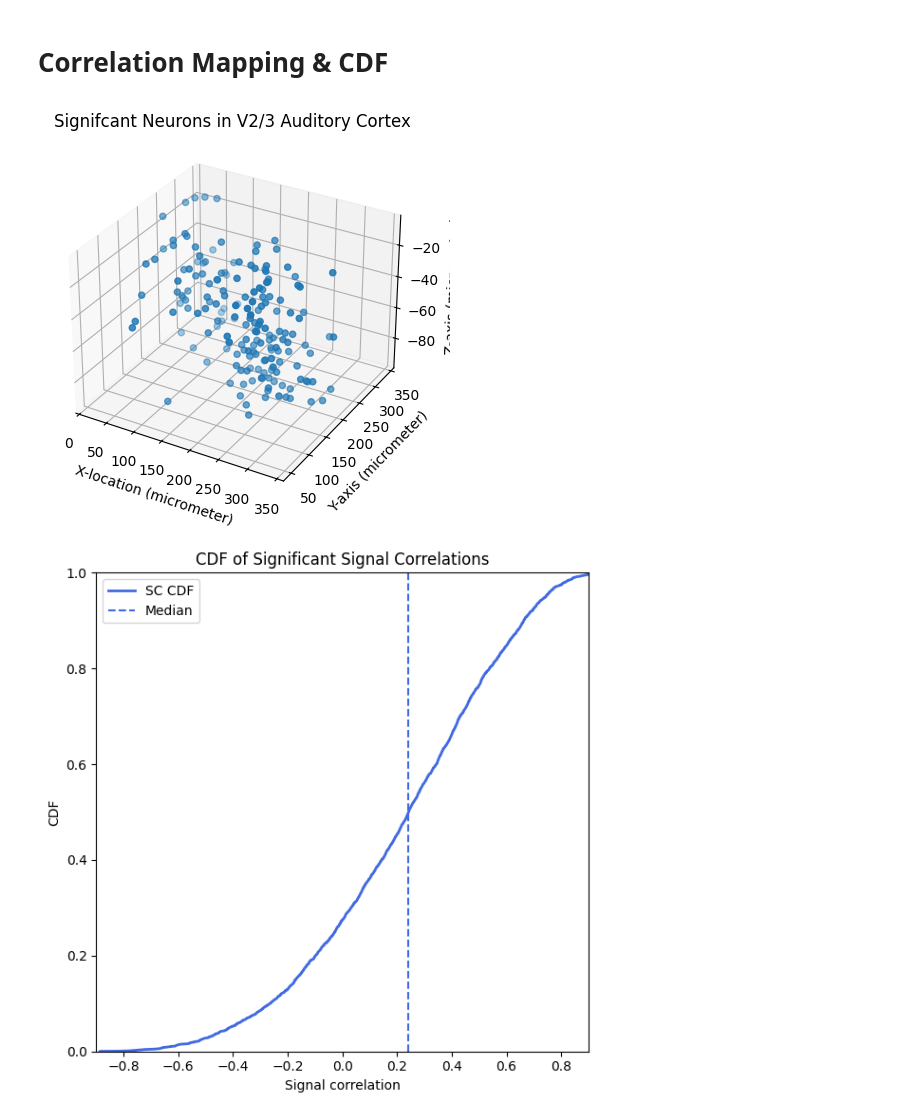
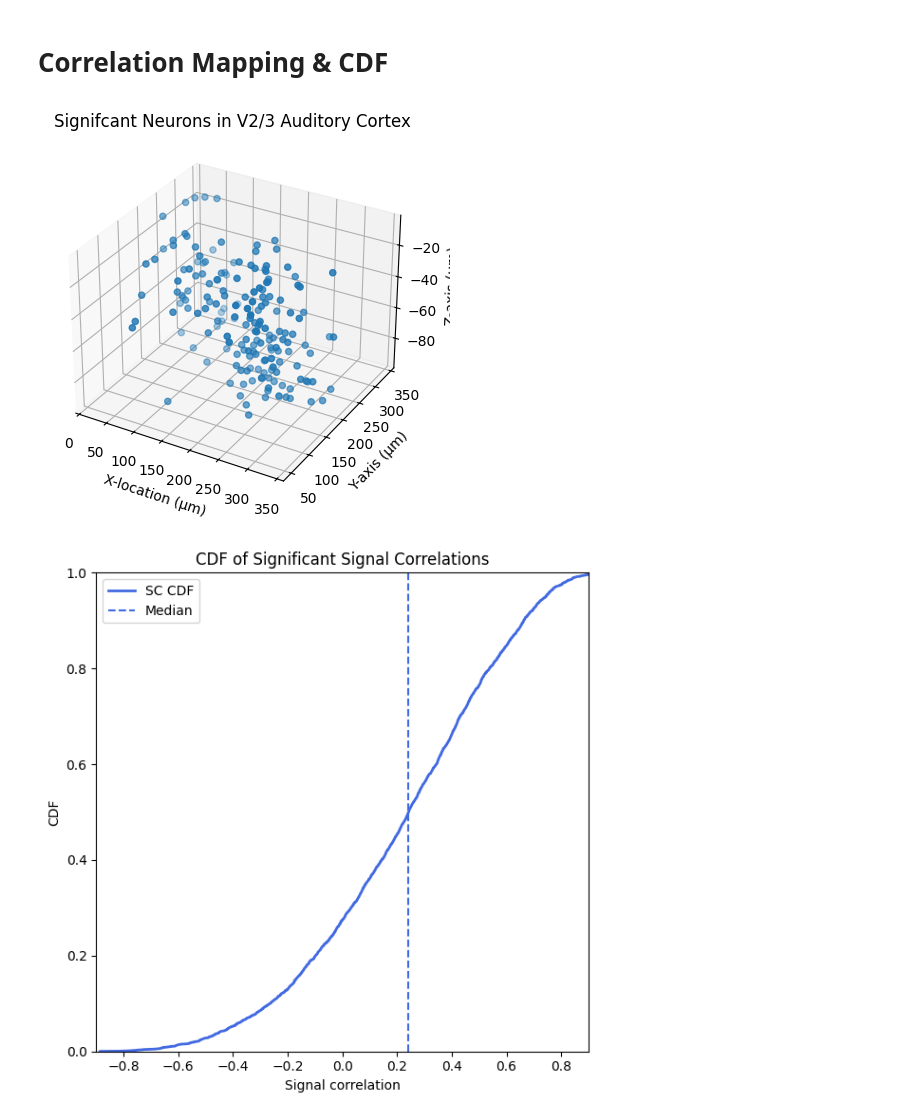
Before and after one commit to 0mWh/pqic-gic-quadrigems, a Jupyter notebook: Classical_Analysis.ipynb, the cells around one changed output. Drawn from its saved outputs; the diff is of its cells as text; code cells hidden in the pictures.

```diff
--- a/Classical_Analysis.ipynb
+++ b/Classical_Analysis.ipynb
@@ -158,15 +158,15 @@ from mpl_toolkits.mplot3d import Axes3D
 # %%
 # Correlation mapping of significant neurons in V2/3 Auditory Cortex
 fig = plt.figure()
 ax = fig.add_subplot(111, projection='3d')
 ax.scatter(xs.loc[neurons_sig], ys.loc[neurons_sig], zs.loc[neurons_sig])
-ax.set_xlabel('X-location (micrometer)')
-ax.set_ylabel('Y-axis (micrometer)')
-ax.set_zlabel('Z-axis (micrometer)')
+ax.set_xlabel('X-location (µm)')
+ax.set_ylabel('Y-axis (µm)')
+ax.set_zlabel('Z-axis (µm)')
 ax.set_title('Signifcant Neurons in V2/3 Auditory Cortex')
 plt.show()
 # %% [output]
-[figure, old version]
+[figure, new version]
 # %%
 # Signal correlation cumulative distribution functions (CDF)
 scs = pd.DataFrame(record['CorrInfo']['SigCorrs'][0][1])
```
Also changed, not shown: parts of 4 cells of this notebook.
